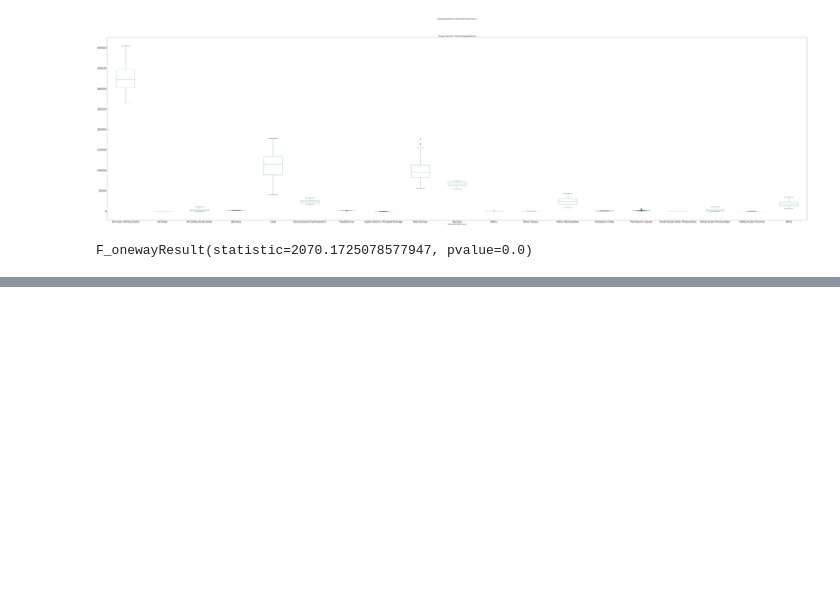
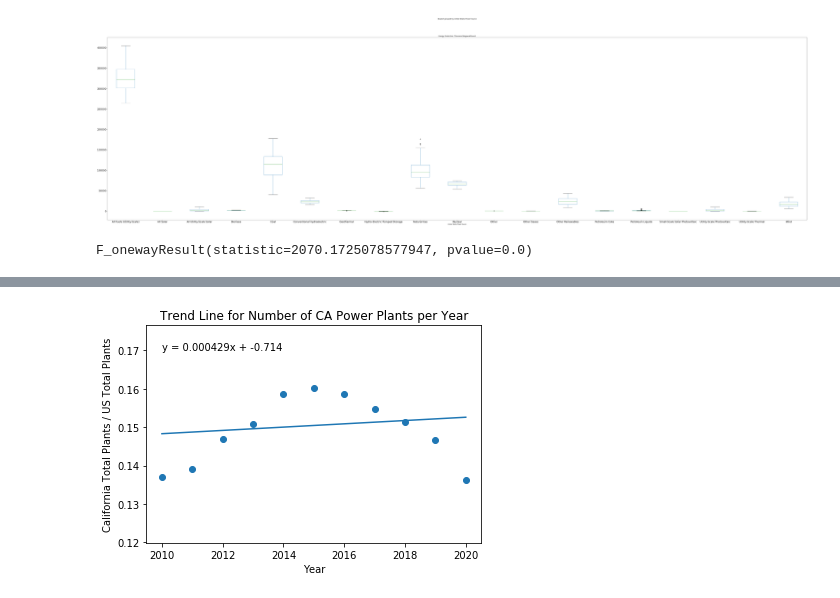
Before and after one commit to DylanRCastillo/CA-US-Emissions-and-Energy-Production, a Jupyter notebook: project_analysis_notebook.ipynb, the cells around one changed output, grey strips where cells are left out. Drawn from its saved outputs; the diff is of its cells as text; code cells hidden in the pictures; blank space fills up the shorter version.

```diff
--- a/project_analysis_notebook.ipynb
+++ b/project_analysis_notebook.ipynb
@@ -386,0 +429,17 @@ F_onewayResult(statistic=2070.1725078577947, pvalue=0.0)
+# %%
+# Linear Regression on percentage of Californian Plants in US per Year
+slope_b ,y_intercept_b, _, _, _ = linregress(years_b,CA_percents_per_year)
+slope_b = round(slope_b,6)
+y_intercept_b = round(y_intercept_b,3)
+x_vals = years_b
+y_vals = [slope_b*yr + y_intercept_b for yr in x_vals]
+line_b = f'y = {slope_b}x + {y_intercept_b}'
+plt.scatter(years_b,CA_percents_per_year)
+plt.plot(x_vals,y_vals)
+plt.annotate(line_b,xy = (2010,.17))
+plt.title('Trend Line for Number of CA Power Plants per Year')
+plt.xlabel('Year')
+plt.ylabel('California Total Plants / US Total Plants')
+plt.savefig('Images/CA_Percents.png')
+# %% [output]
+[figure, added]
```
Also changed, not shown: parts of 8 cells of this notebook, 22 other files.
